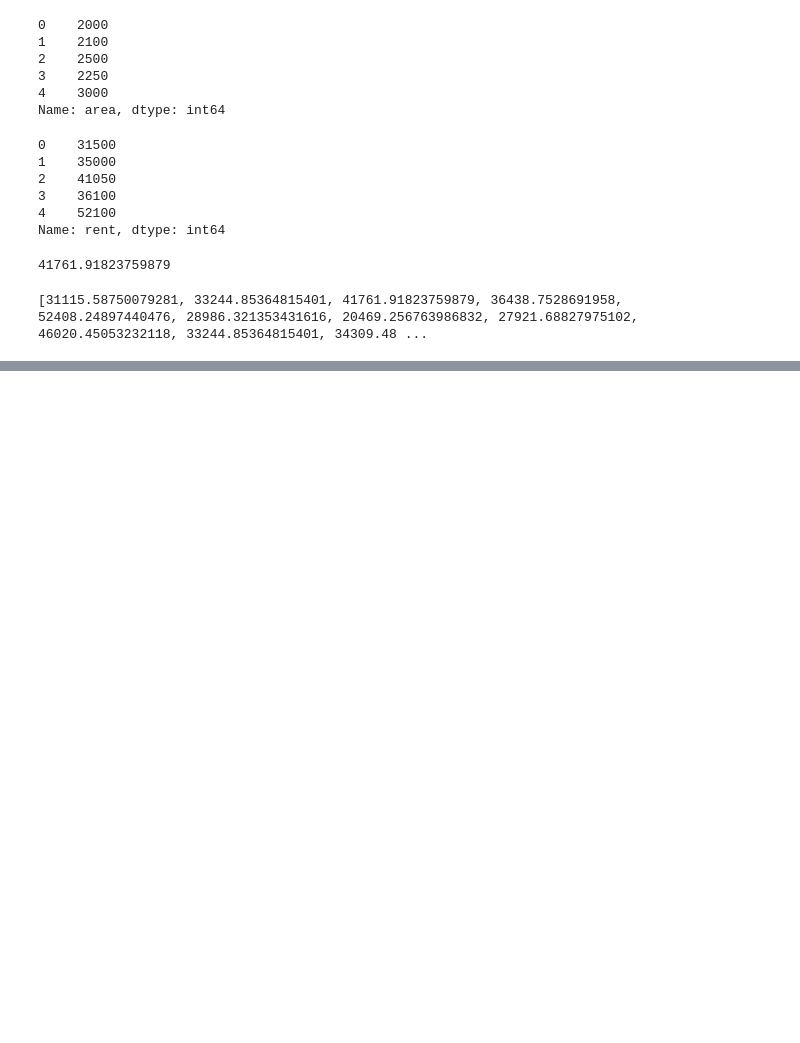
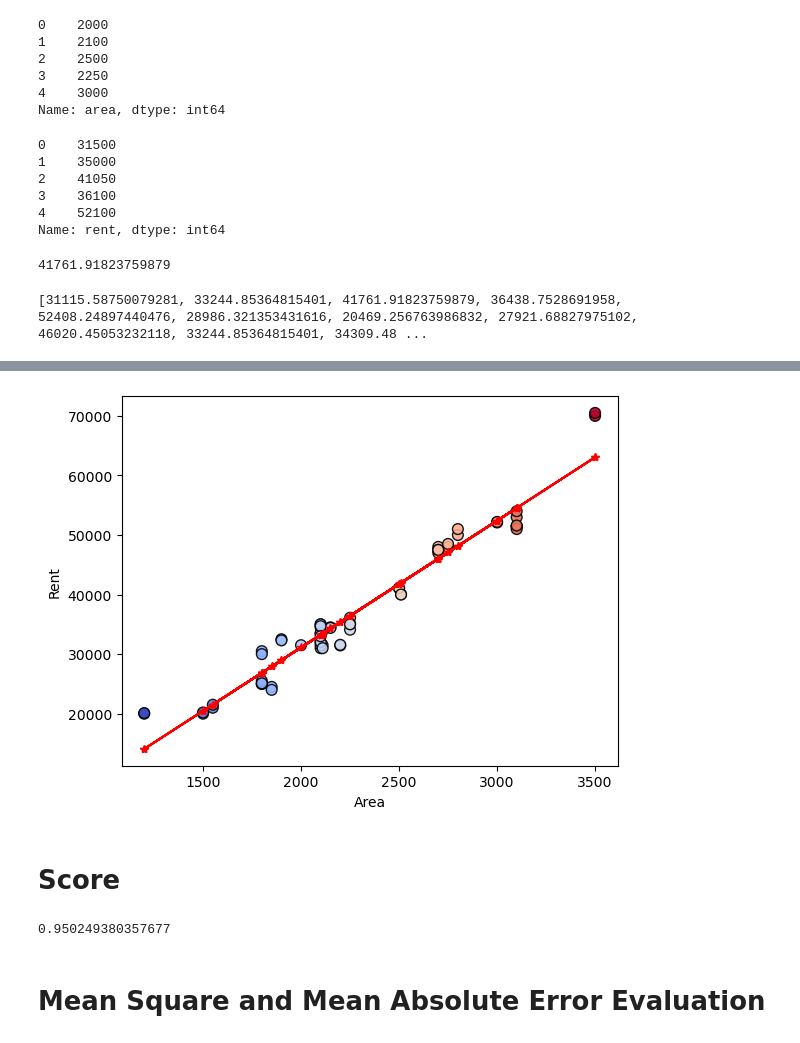
Before and after one commit to avimallik/machine_learning_workbench, a Jupyter notebook: bivariate_linear_regression/dhaka_rent_prediction.ipynb, the cells around one changed output, grey strips where cells are left out. Saved outputs shown, nothing was run; the diff lists cells and outputs as text; code cells hidden in the pictures; blank space fills up the shorter version.

Commit message:
Implemented scikit learn for Linear Regression model, find rSquared(score), compared scikit and general approaches, evaluated MSE and MAE

```diff
--- a/bivariate_linear_regression/dhaka_rent_prediction.ipynb
+++ b/bivariate_linear_regression/dhaka_rent_prediction.ipynb
@@ -125,0 +133,7 @@ rentPlot()
+# %%
+from sklearn.linear_model import LinearRegression
+obj_lr = LinearRegression()
+# %%
+xTrain = df[['area']]
+yTrain = df['rent']
+xTrain
@@ -125,0 +158,2 @@ rentPlot()
+# %%
+obj_lr.fit(xTrain, yTrain)
@@ -125,0 +241,4 @@ rentPlot()
+# %%
+dfMulPredict = df.copy()
+dfMulPredict['predicted'] = obj_lr.predict(df[['area']])
+dfMulPredict.tail()
@@ -125,0 +252,13 @@ rentPlot()
+# %%
+plt.plot(xArea, dfMulPredict['predicted'], color='red', marker='*')
+rentPlot()
+# %% [output]
+[figure, added]
+# %% [markdown]
+# Score
+# %%
+obj_lr.score(df[['area']], df[['rent']])
+# %% [output]
+0.950249380357677
+# %% [markdown]
+# Mean Square and Mean Absolute Error Evaluation
```
Also changed, not shown: parts of 20 cells of this notebook, 1 other file.
